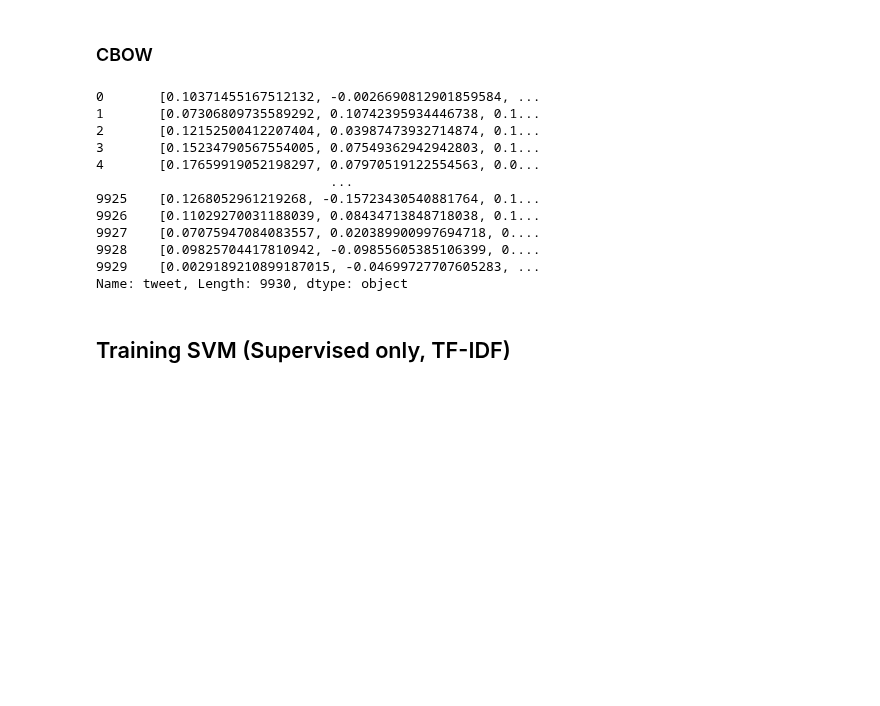
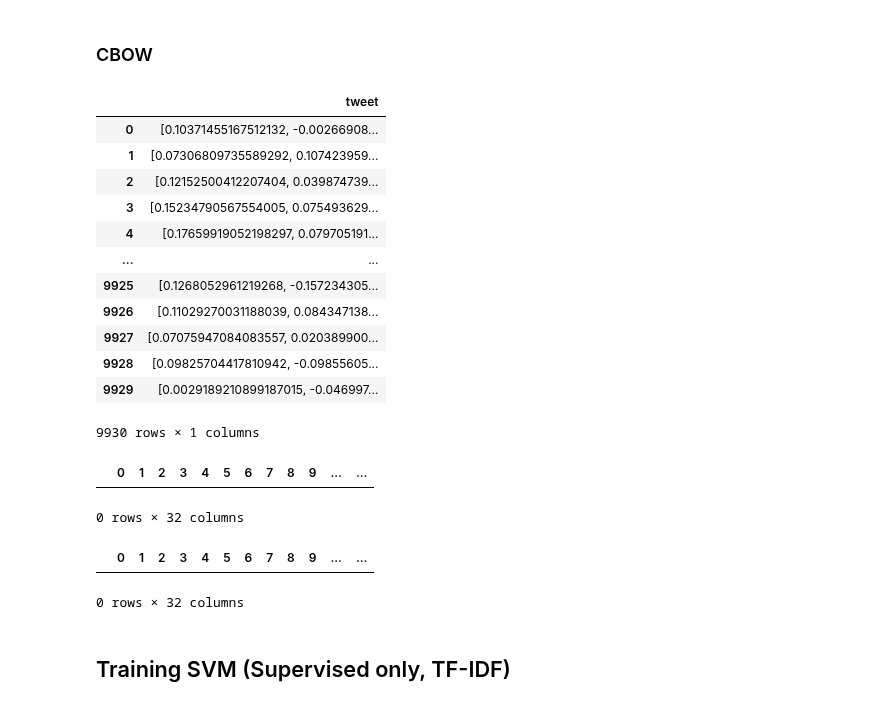
Before and after one commit to divyas39/SSL-Offensive-Lang-Detection-Social-Media, a Jupyter notebook: Self training.ipynb, the cells around one changed output. Cells and saved outputs as stored; diff of their text form; code cells hidden in the pictures; blank space fills up the shorter version.

```diff
--- a/Self training.ipynb
+++ b/Self training.ipynb
@@ -332,18 +332,19 @@ def sent_vect(sent, model):
 
     return vec / np.sqrt(vec.dot(vec))
 # %%
-X_train_cbow = X_train.apply(sent_vect, model=cbow).sort_index()
-print(X_train_cbow)
+X_train_cbow = pd.DataFrame(X_train.apply(sent_vect, model=cbow).sort_index())
+X_train_cbow
 # %% [output]
+|  | tweet |
+| 0 | [0.10371455167512132, -0.00266908... |
+| 1 | [0.07306809735589292, 0.107423959... |
+| 2 | [0.12152500412207404, 0.039874739... |
+| 3 | [0.15234790567554005, 0.075493629... |
+| 4 | [0.17659919052198297, 0.079705191... |
+| ... | ... |
+| 9925 | [0.1268052961219268, -0.157234305... |
+| 9926 | [0.11029270031188039, 0.084347138... |
+| 9927 | [0.07075947084083557, 0.020389900... |
+| 9928 | [0.09825704417810942, -0.09855605... |
+| 9929 | [0.0029189210899187015, -0.046997... |
-0       [0.10371455167512132, -0.0026690812901859584, ...
-1       [0.07306809735589292, 0.10742395934446738, 0.1...
-2       [0.12152500412207404, 0.03987473932714874, 0.1...
-3       [0.15234790567554005, 0.07549362942942803, 0.1...
-4       [0.17659919052198297, 0.07970519122554563, 0.0...
-                              ...
-9925    [0.1268052961219268, -0.15723430540881764, 0.1...
-9926    [0.11029270031188039, 0.08434713848718038, 0.1...
-9927    [0.07075947084083557, 0.020389900997694718, 0....
-9928    [0.09825704417810942, -0.09855605385106399, 0....
-9929    [0.0029189210899187015, -0.04699727707605283, ...
-Name: tweet, Length: 9930, dtype: object
+9930 rows × 1 columns
@@ -350,3 +353,17 @@ Name: tweet, Length: 9930, dtype: object
+# %%
+df_new
+# %% [output]
+|  | 0 | 1 | 2 | 3 | 4 | 5 | 6 | 7 | 8 | 9 | ... | ... |
+0 rows × 32 columns
+# %%
+for i in range(100):
+    for j in range(len(X_train_cbow.iloc[i][0])):
+        df_test = pd.DataFrame([[k for k in X_train_cbow.iloc[i][0]]], columns=list(range(32)))
+        df_new.append(df_test)
+df_new
+# %% [output]
+|  | 0 | 1 | 2 | 3 | 4 | 5 | 6 | 7 | 8 | 9 | ... | ... |
+0 rows × 32 columns
 # %%
 X_test_cbow = X_test.apply(sent_vect, model=cbow).sort_index()
 # %% [markdown]
```
Also changed, not shown: parts of 4 cells of this notebook.
